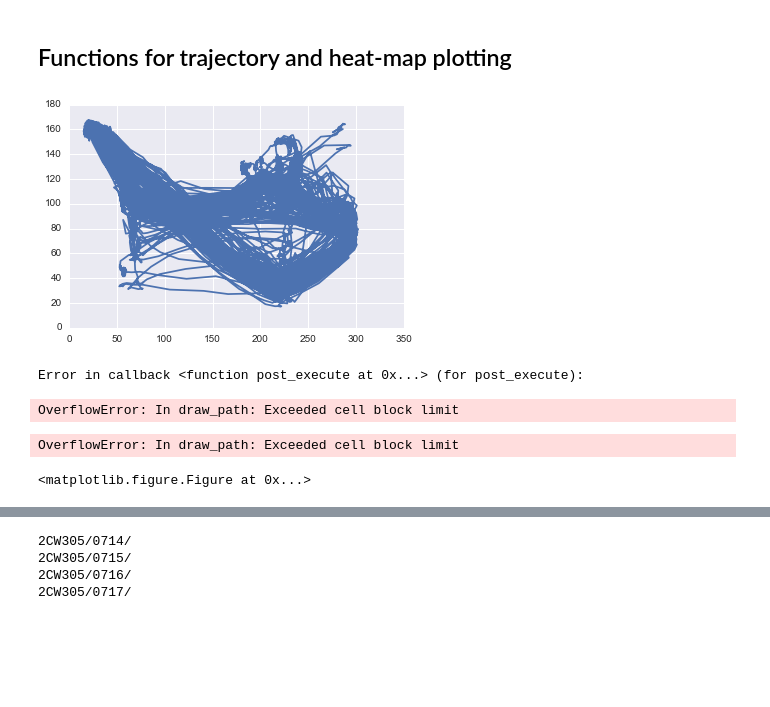
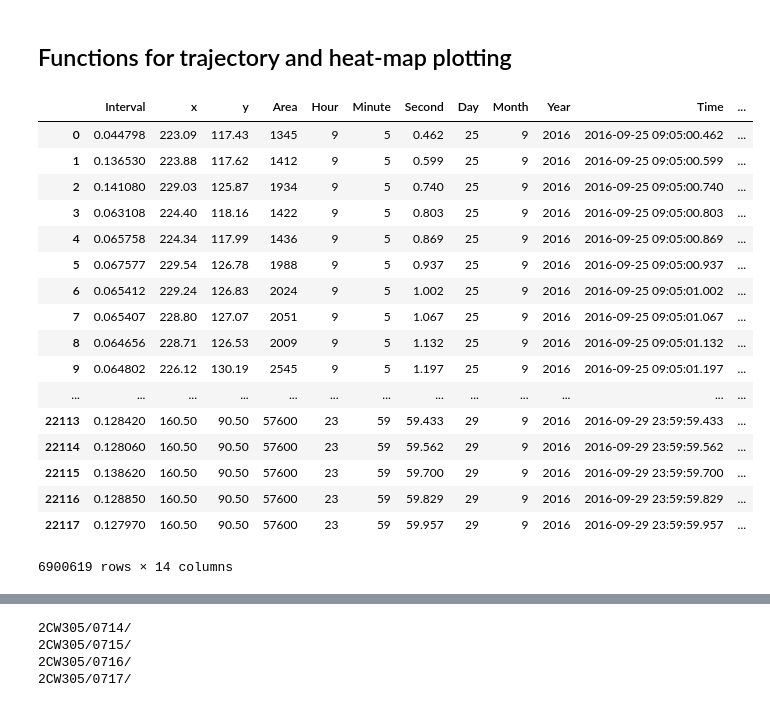
Before and after one commit to lmn93beo/Finch_Movement, a Jupyter notebook: Finch_Movement.ipynb, the cells around one changed output, grey strips where cells are left out. Saved outputs shown, nothing was run; the diff lists cells and outputs as text; code cells hidden in the pictures; blank space fills up the shorter version.

```diff
--- a/Finch_Movement.ipynb
+++ b/Finch_Movement.ipynb
@@ -246,14 +265,24 @@ def plot_trajectory(frame, start_time_str, end_time_str, return_fr=False):
-# %%
-plot_trajectory(fr_2CW100, '9/29/2016 10:00AM', '9/29/2016 10:20AM')
-# %% [output]
-[figure, removed]
-# %%
-plot_trajectory(fr_2CW100)
-# %% [output]
-Error in callback <function post_execute at 0x...> (for post_execute):
-OverflowError: In draw_path: Exceeded cell block limit
-OverflowError: In draw_path: Exceeded cell block limit
-<matplotlib.figure.Figure at 0x...>
+# %%
+fr_2CW100
+# %% [output]
+|  | Interval | x | y | Area | Hour | Minute | Second | Day | Month | Year | Time | ... |
+| 0 | 0.044798 | 223.09 | 117.43 | 1345 | 9 | 5 | 0.462 | 25 | 9 | 2016 | 2016-09-25 09:05:00.462 | ... |
+| 1 | 0.136530 | 223.88 | 117.62 | 1412 | 9 | 5 | 0.599 | 25 | 9 | 2016 | 2016-09-25 09:05:00.599 | ... |
+| 2 | 0.141080 | 229.03 | 125.87 | 1934 | 9 | 5 | 0.740 | 25 | 9 | 2016 | 2016-09-25 09:05:00.740 | ... |
+| 3 | 0.063108 | 224.40 | 118.16 | 1422 | 9 | 5 | 0.803 | 25 | 9 | 2016 | 2016-09-25 09:05:00.803 | ... |
+| 4 | 0.065758 | 224.34 | 117.99 | 1436 | 9 | 5 | 0.869 | 25 | 9 | 2016 | 2016-09-25 09:05:00.869 | ... |
+| 5 | 0.067577 | 229.54 | 126.78 | 1988 | 9 | 5 | 0.937 | 25 | 9 | 2016 | 2016-09-25 09:05:00.937 | ... |
+| 6 | 0.065412 | 229.24 | 126.83 | 2024 | 9 | 5 | 1.002 | 25 | 9 | 2016 | 2016-09-25 09:05:01.002 | ... |
+| 7 | 0.065407 | 228.80 | 127.07 | 2051 | 9 | 5 | 1.067 | 25 | 9 | 2016 | 2016-09-25 09:05:01.067 | ... |
+| 8 | 0.064656 | 228.71 | 126.53 | 2009 | 9 | 5 | 1.132 | 25 | 9 | 2016 | 2016-09-25 09:05:01.132 | ... |
+| 9 | 0.064802 | 226.12 | 130.19 | 2545 | 9 | 5 | 1.197 | 25 | 9 | 2016 | 2016-09-25 09:05:01.197 | ... |
+| ... | ... | ... | ... | ... | ... | ... | ... | ... | ... | ... | ... | ... |
+| 22113 | 0.128420 | 160.50 | 90.50 | 57600 | 23 | 59 | 59.433 | 29 | 9 | 2016 | 2016-09-29 23:59:59.433 | ... |
+| 22114 | 0.128060 | 160.50 | 90.50 | 57600 | 23 | 59 | 59.562 | 29 | 9 | 2016 | 2016-09-29 23:59:59.562 | ... |
+| 22115 | 0.138620 | 160.50 | 90.50 | 57600 | 23 | 59 | 59.700 | 29 | 9 | 2016 | 2016-09-29 23:59:59.700 | ... |
+| 22116 | 0.128850 | 160.50 | 90.50 | 57600 | 23 | 59 | 59.829 | 29 | 9 | 2016 | 2016-09-29 23:59:59.829 | ... |
+| 22117 | 0.127970 | 160.50 | 90.50 | 57600 | 23 | 59 | 59.957 | 29 | 9 | 2016 | 2016-09-29 23:59:59.957 | ... |
+6900619 rows × 14 columns
 # %%
 fr_2CW100 = process_animal('2CW100', '9/25/2016', ndays=5, save=False)
 # %% [output]
```
Also changed, not shown: parts of 5 cells of this notebook.
